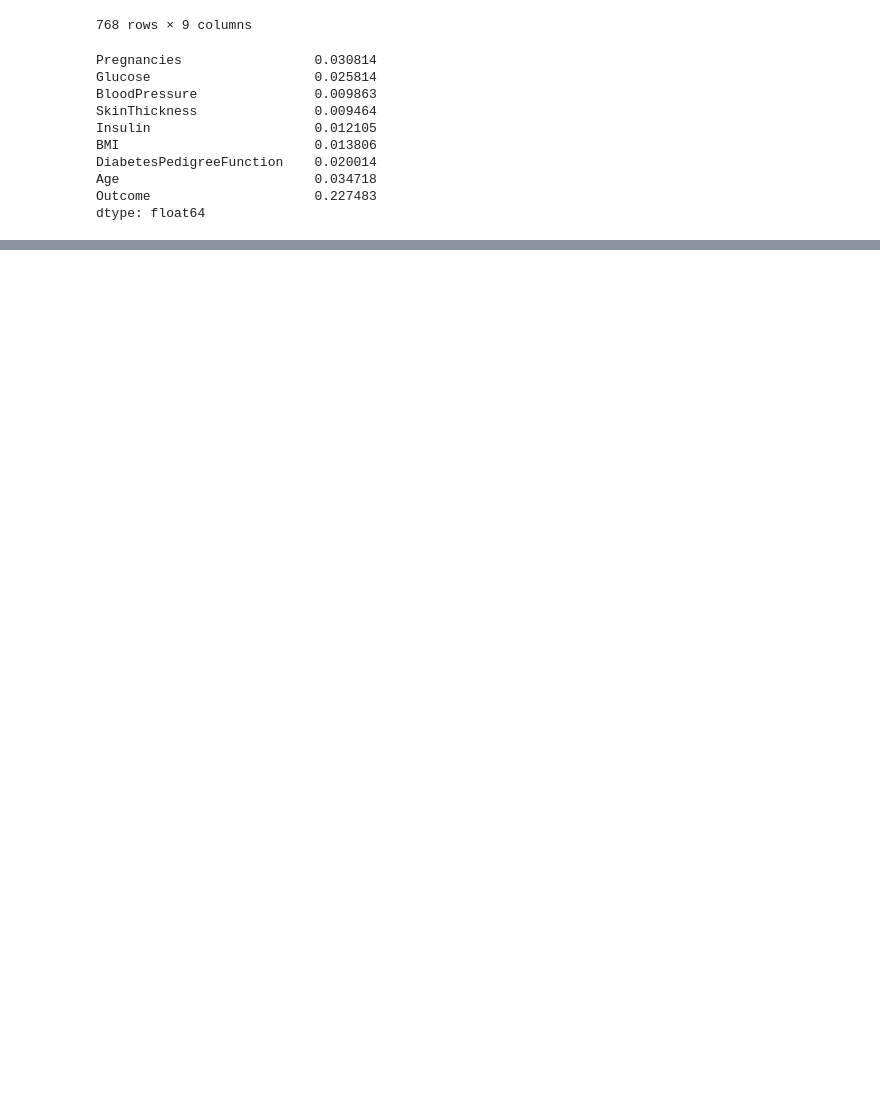
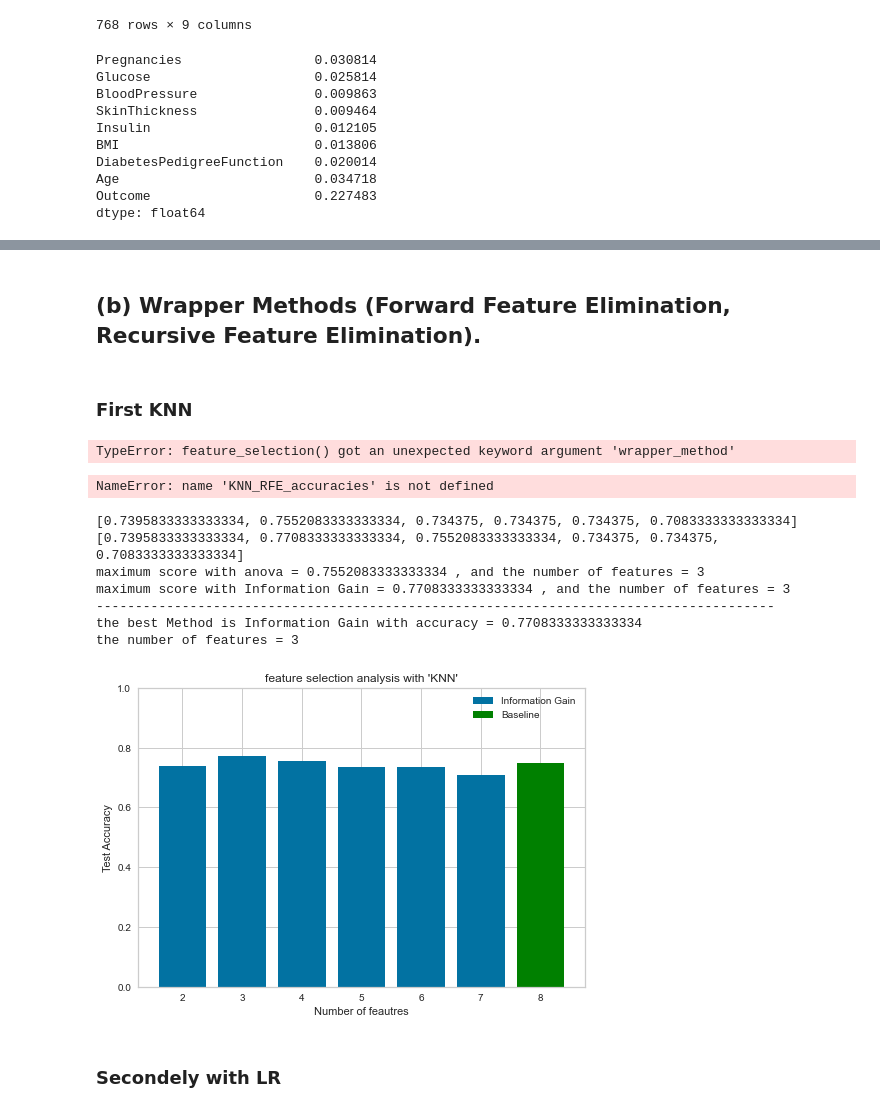
Before and after one commit to Sa2a/Ml_GA3_Clustering, a Jupyter notebook: KNN VS LR analysis.ipynb, the cells around one changed output, grey strips where cells are left out. Drawn from its saved outputs; the diff is of its cells as text; code cells hidden in the pictures; blank space fills up the shorter version.

```diff
--- a/KNN VS LR analysis.ipynb
+++ b/KNN VS LR analysis.ipynb
@@ -585,0 +603,2 @@ maximum score with anova = 0.796875 , and the number of features = 4
+# %% [markdown]
+## (b) Wrapper Methods (Forward Feature Elimination, Recursive Feature Elimination).
@@ -585,0 +622,65 @@ maximum score with anova = 0.796875 , and the number of features = 4
+# %% [markdown]
+### First KNN
+# %%
+n_features = range(2,len(df.columns)-1)
+# KNN_RFE_accuracies = fs_wrapper_method(KNeighborsClassifier(),X,Y, wrapper_method= RFE, range=n_features )
+KNN_forward_accuracies = feature_selection(KNeighborsClassifier(),X,Y, wrapper_method= SequentialFeatureSelector, range=n_features)
+# %% [output]
+TypeError: feature_selection() got an unexpected keyword argument 'wrapper_method'
+# %%
+plt.bar(n_features,KNN_RFE_accuracies,label="RFE")
+plt.bar([8],[evaluation_KNN],label="Baseline",color ="green")
+# plt.bar(n_features,KNN_INFO_GAIN_accuracies,label="Iformation Gain")
+plt.title("feature selection analysis with 'KNN'")
+plt.xlabel("Number of feautres")
+plt.ylabel("Test Accuracy")
+plt.legend()
+plt.ylim(0,1)
+plt.show()
+# %% [output]
+NameError: name 'KNN_RFE_accuracies' is not defined
+# %%
+
+print(KNN_ANOVA_accuracies)
+print(KNN_INFO_GAIN_accuracies)
+
+max_accuracy_anova = np.max(KNN_ANOVA_accuracies)
+max_accuracy_info = np.max(KNN_INFO_GAIN_accuracies)
+
+print(f'maximum score with anova = {max_accuracy_anova} , and the number of features = {n_features[KNN_ANOVA_accuracies.index(max_accuracy_anova)]}')
+print(f'maximum score with Information Gain = {max_accuracy_info} , and the number of features = {n_features[KNN_INFO_GAIN_accuracies.index(max_accuracy_info)]}')
+print("---------------------------------------------------------------------------------------")
+max = max_accuracy_info
+if max< max_accuracy_anova:
+    max= max_accuracy_anova
+    print (f"the best Method is ANOVA with accuracy = {max} \nthe number of features = {n_features[KNN_ANOVA_accuracies.index(max_accuracy_anova)]}")
+    plt.bar(n_features,KNN_ANOVA_accuracies,label="ANOVA")
+    plt.bar([8],[evaluation_KNN],label="Baseline",color ="green")
+    # plt.bar(n_features,KNN_INFO_GAIN_accuracies,label="Iformation Gain")
+    plt.title("feature selection analysis with 'KNN'")
+    plt.xlabel("Number of feautres")
+    plt.ylabel("Test Accuracy")
+    plt.legend()
+    plt.ylim(0,1)
+    plt.show()
+else:
+    print (f"the best Method is Information Gain with accuracy = {max} \nthe number of features = {n_features[KNN_ANOVA_accuracies.index(max_accuracy_anova)]}")
+    plt.bar(n_features,KNN_INFO_GAIN_accuracies,label="Information Gain")
+    plt.bar([8],[evaluation_KNN],label="Baseline",color ="green")
+    plt.title("feature selection analysis with 'KNN'")
+    plt.xlabel("Number of feautres")
+    plt.ylabel("Test Accuracy")
+    plt.legend()
+    plt.ylim(0,1)
+    plt.show()
+# %% [output]
+[0.7395833333333334, 0.7552083333333334, 0.734375, 0.734375, 0.734375, 0.7083333333333334]
+[0.7395833333333334, 0.7708333333333334, 0.7552083333333334, 0.734375, 0.734375, 0.7083333333333334]
+maximum score with anova = 0.7552083333333334 , and the number of features = 3
+maximum score with Information Gain = 0.7708333333333334 , and the number of features = 3
+---------------------------------------------------------------------------------------
+the best Method is Information Gain with accuracy = 0.7708333333333334
+the number of features = 3
+[figure, added]
+# %% [markdown]
+### Secondely with LR
```
Also changed, not shown: parts of 16 cells of this notebook.
